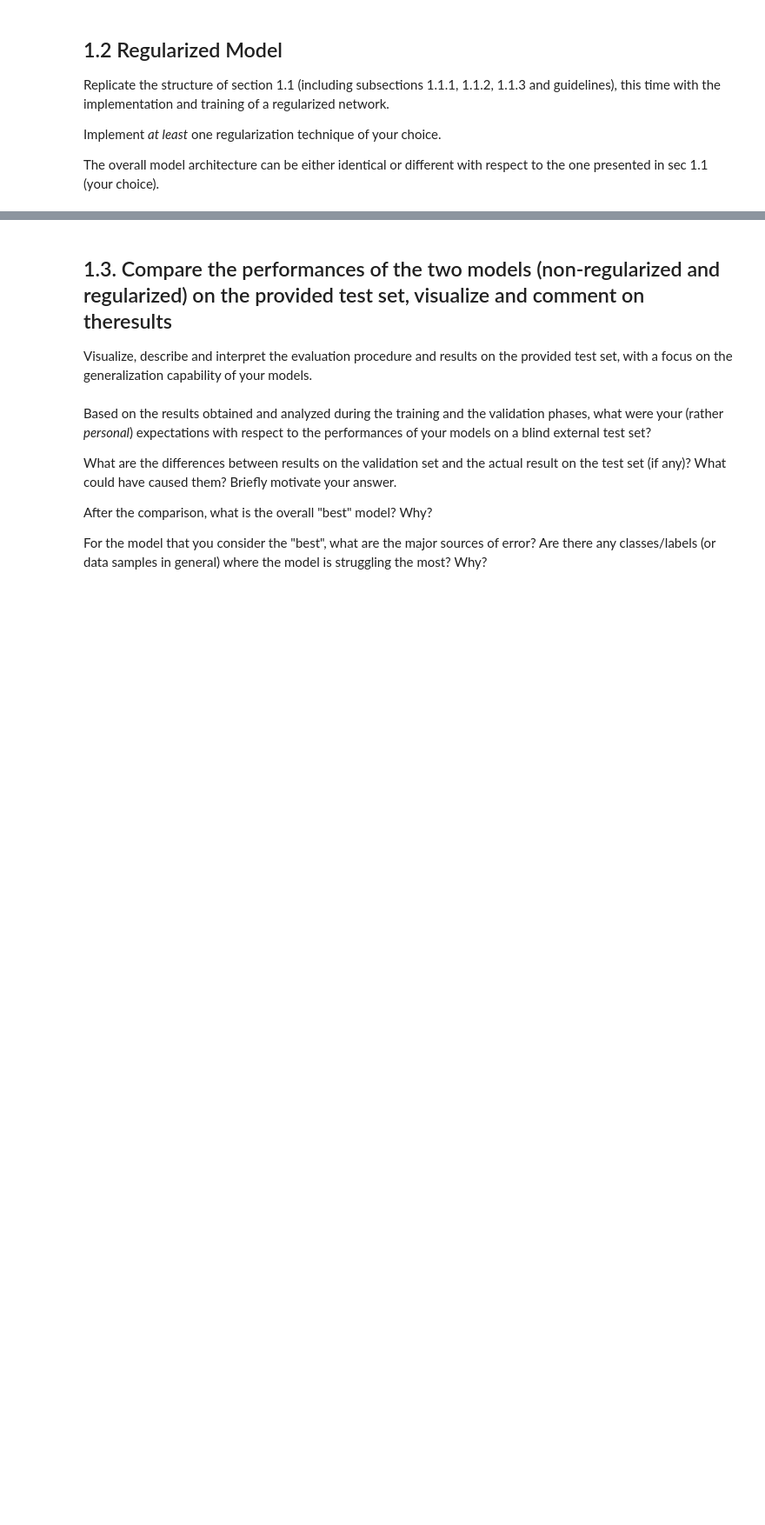
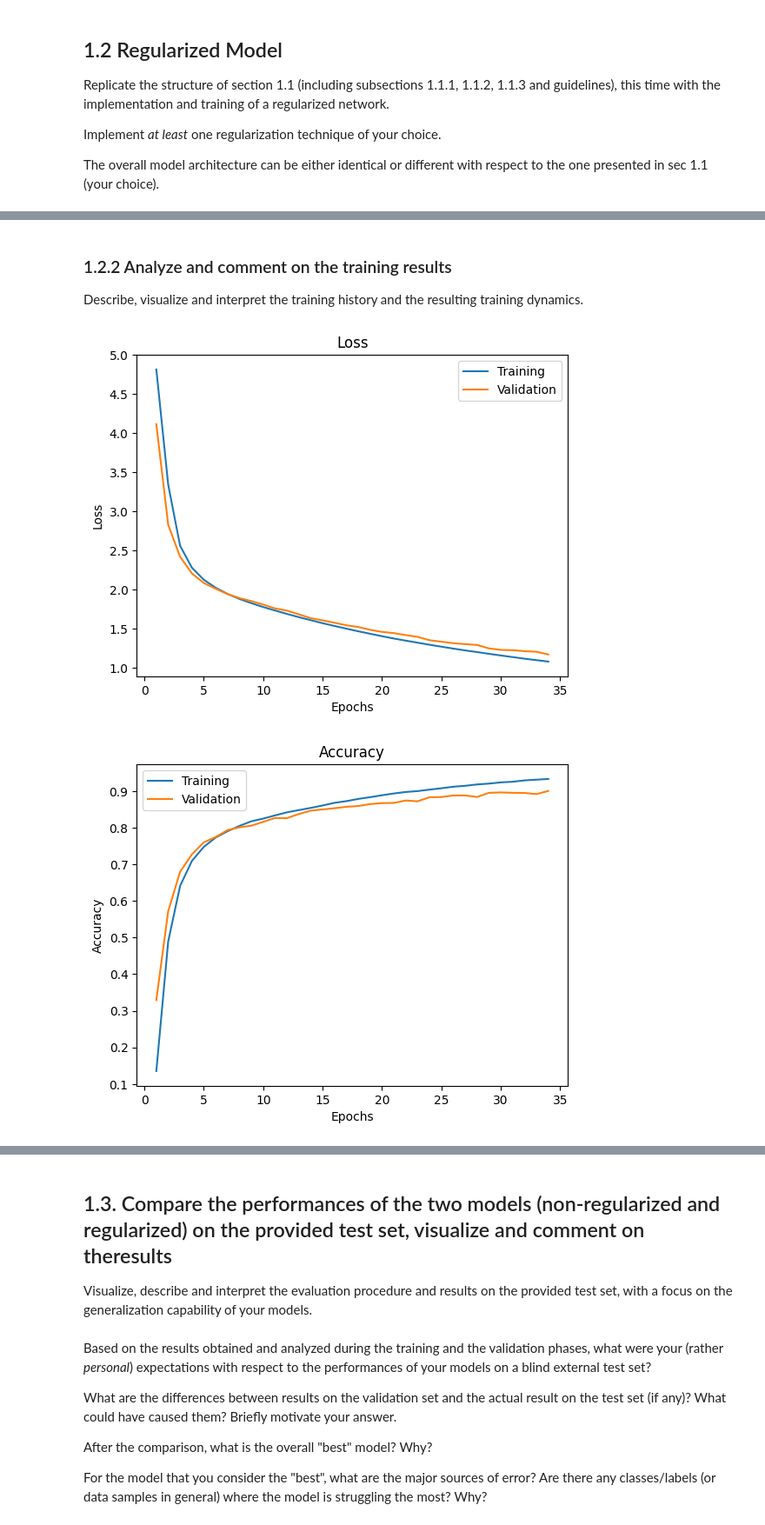
Before and after one commit to LucaPerf/Assignement-Advanced-ML, a Jupyter notebook: Assignment_2/Assignment2_template.ipynb, the cells around one changed output, grey strips where cells are left out. Shown at 87% size. Cells and saved outputs as stored; diff of their text form; code cells hidden in the pictures; blank space fills up the shorter version.

```diff
--- a/Assignment_2/Assignment2_template.ipynb
+++ b/Assignment_2/Assignment2_template.ipynb
@@ -393,0 +419,24 @@ The overall model architecture can be either identical or different with respect
+# %%
+dims = x_train.shape[1]
+nb_classes = 51
+
+model2 = Sequential()
+model2.add(Input((dims,)))
+model2.add(Dense(512, activation = "relu", kernel_regularizer=regularizers.l2(0.001), bias_regularizer=regularizers.l2(0.001)))
+
+model2.add(Dense(256, activation = "relu", kernel_regularizer=regularizers.l2(0.001), bias_regularizer=regularizers.l2(0.001)))
+
+model2.add(Dense(128, activation = "relu", kernel_regularizer=regularizers.l2(0.001), bias_regularizer=regularizers.l2(0.001)))
+
+model2.add(Dense(64, activation = "relu", kernel_regularizer=regularizers.l2(0.001), bias_regularizer=regularizers.l2(0.001)))
+
+model2.add(Dense(nb_classes, activation = "softmax"))
+
+model2.compile(optimizer=SGD(learning_rate=0.01), loss='sparse_categorical_crossentropy',metrics=['accuracy'])
+
+early_stopping = EarlyStopping(monitor='val_loss', patience=5, min_delta=0.10)
+
+n_epochs = 100
+network_history2 = model2.fit(
+    x_train, y_train, batch_size=128,
+                    epochs=n_epochs, validation_split=0.2, callbacks=[early_stopping])
@@ -393,0 +461,10 @@ The overall model architecture can be either identical or different with respect
+# %% [markdown]
+### 1.2.2 Analyze and comment on the training results
+
+Describe, visualize and interpret the training history and the resulting training dynamics.
+# %%
+plot_loss(network_history2)
+plot_accuracy(network_history2)
+# %% [output]
+[figure, added]
+[figure, added]
```
Also changed, not shown: parts of 14 cells of this notebook.
